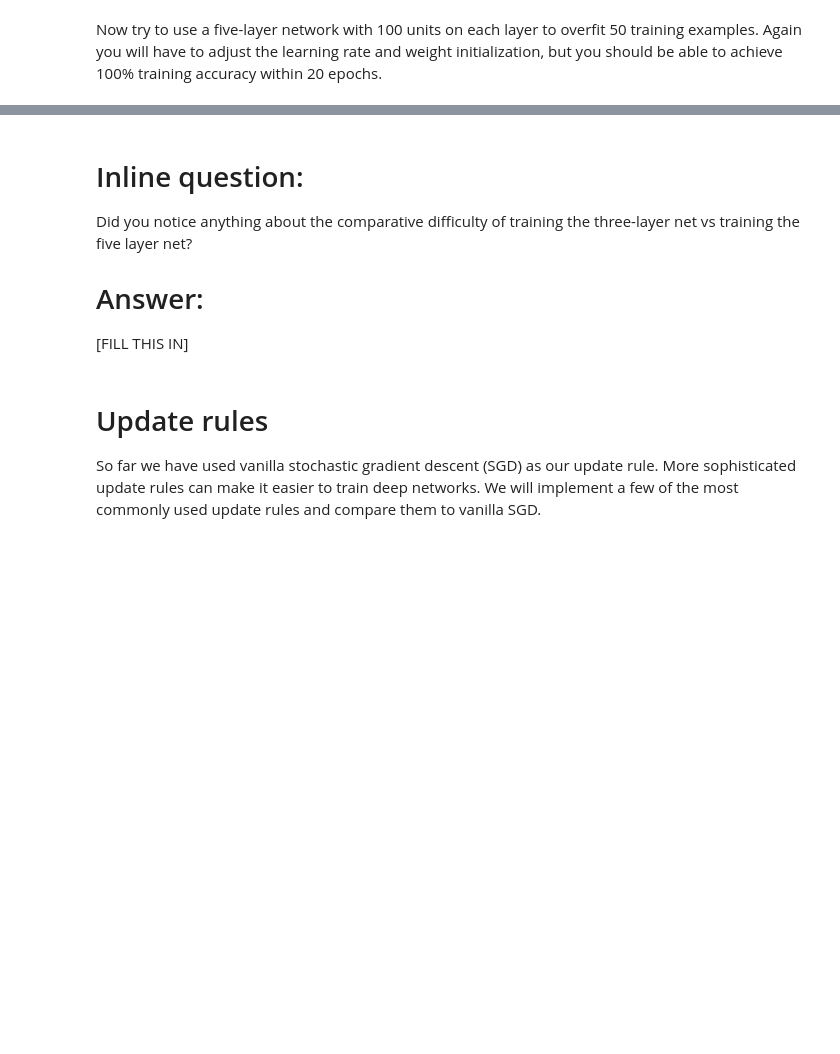
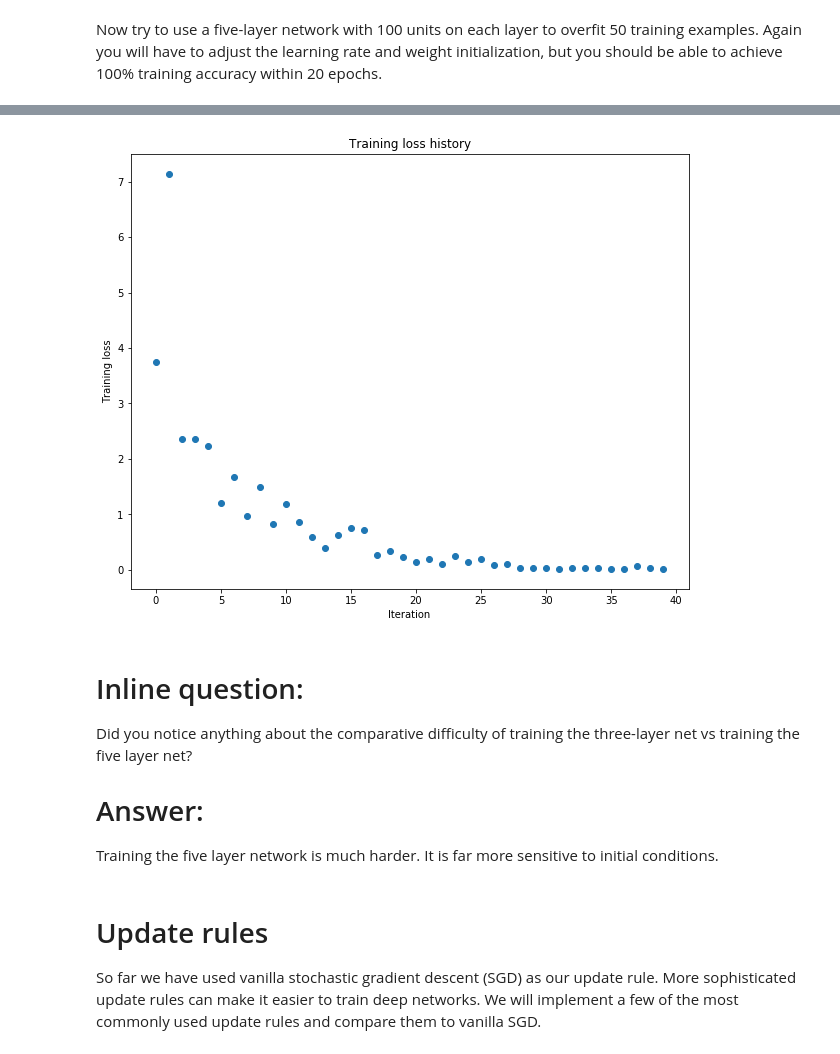
Before and after one commit to guydav/cs231n, a Jupyter notebook: assignment2/FullyConnectedNets.ipynb, the cells around one changed output, grey strips where cells are left out. Drawn from its saved outputs; the diff is of its cells as text; code cells hidden in the pictures; blank space fills up the shorter version.

Commit message:
Working on assignment 2
Fixed a bug in assignment 1, and started work on assignment 2:
Implemented the two layer and fully connected net, as well as
various optimizers.

```diff
--- a/assignment2/FullyConnectedNets.ipynb
+++ b/assignment2/FullyConnectedNets.ipynb
@@ -407,12 +557,12 @@ small_data = {
   'y_val': data['y_val'],
 }
 
-learning_rate = 1e-3
-weight_scale = 1e-5
+learning_rate = 0.025
+weight_scale = 0.050
 model = FullyConnectedNet([100, 100, 100, 100],
                 weight_scale=weight_scale, dtype=np.float64)
 solver = Solver(model, small_data,
-                print_every=10, num_epochs=20, batch_size=25,
+                print_every=5, num_epochs=20, batch_size=25,
                 update_rule='sgd',
                 optim_config={
                   'learning_rate': learning_rate,
@@ -425,3 +575,4 @@ plt.title('Training loss history')
 plt.xlabel('Iteration')
 plt.ylabel('Training loss')
 plt.show()
+# %% [output]
@@ -428,9 +596,10 @@ plt.show()
+[figure, added]
 # %% [markdown]
 # Inline question:
 Did you notice anything about the comparative difficulty of training the three-layer net vs training the five layer net?
 
 # Answer:
-[FILL THIS IN]
+Training the five layer network is much harder. It is far more sensitive to initial conditions.
 # %% [markdown]
 # Update rules
 So far we have used vanilla stochastic gradient descent (SGD) as our update rule. More sophisticated update rules can make it easier to train deep networks. We will implement a few of the most commonly used update rules and compare them to vanilla SGD.
```
Also changed, not shown: parts of 14 cells of this notebook, 5 other files.
